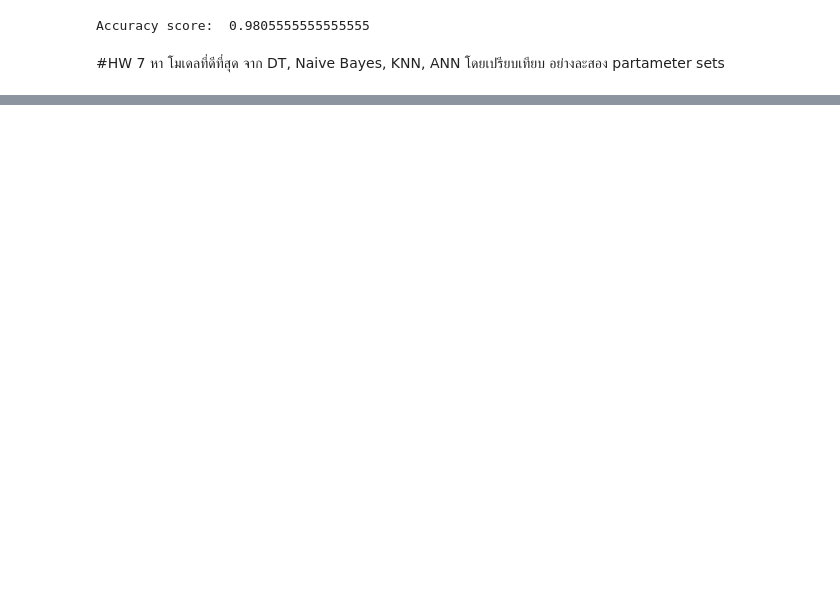
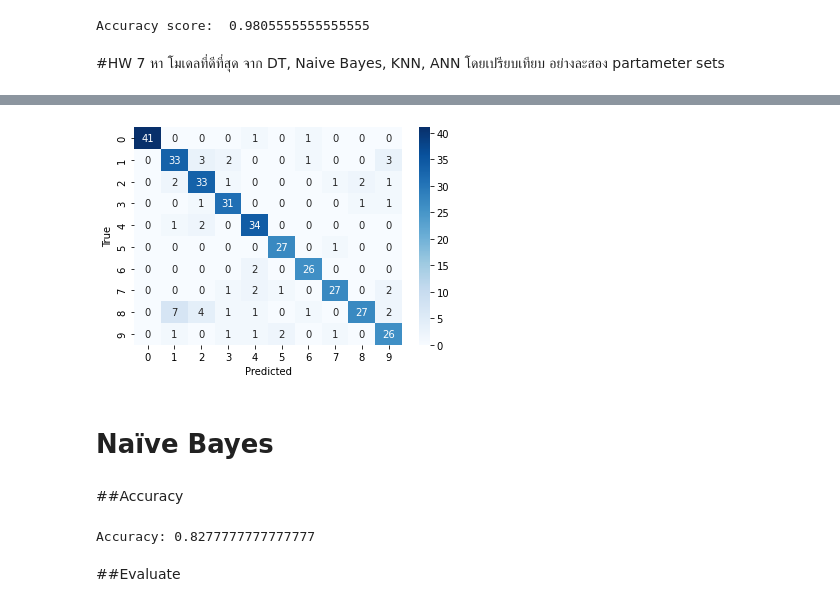
Before and after one commit to nxxk23/bsc_dpdm22, a Jupyter notebook: Classification_KNN.ipynb, the cells around one changed output, grey strips where cells are left out. Cells and saved outputs as stored; diff of their text form; code cells hidden in the pictures; blank space fills up the shorter version.

```diff
--- a/Classification_KNN.ipynb
+++ b/Classification_KNN.ipynb
@@ -259,0 +346,35 @@ Accuracy score:  0.9805555555555555
+# %%
+from sklearn.datasets import load_digits
+from sklearn.tree import DecisionTreeClassifier
+from sklearn.model_selection import train_test_split
+from sklearn.metrics import confusion_matrix
+import matplotlib.pyplot as plt
+import seaborn as sns
+
+# Load the digits dataset
+digits = load_digits()
+
+# Split the data into training and testing sets
+X_train, X_test, y_train, y_test = train_test_split(digits.data, digits.target, test_size=0.2, random_state=7)
+
+# Define the decision tree classifier
+clf = DecisionTreeClassifier(random_state=7)
+
+# Train the decision tree classifier on the training set
+clf.fit(X_train, y_train)
+
+# Predict the labels of the test set
+y_pred = clf.predict(X_test)
+
+# Compute the confusion matrix of the classifier
+cm = confusion_matrix(y_test, y_pred)
+
+# Plot the confusion matrix
+sns.heatmap(cm, annot=True, cmap='Blues', fmt='g')
+plt.xlabel('Predicted')
+plt.ylabel('True')
+plt.show()
+# %% [output]
+[figure, added]
+# %% [markdown]
+# Naïve Bayes
@@ -259,0 +392,12 @@ Accuracy score:  0.9805555555555555
+# %% [markdown]
+##Accuracy
+# %%
+# Calculate the accuracy of the predictions
+accuracy = accuracy_score(y_test, y_pred)
+
+# Print the accuracy score
+print("Accuracy:", accuracy)
+# %% [output]
+Accuracy: 0.8277777777777777
+# %% [markdown]
+##Evaluate
```
Also changed, not shown: parts of 28 cells of this notebook.
